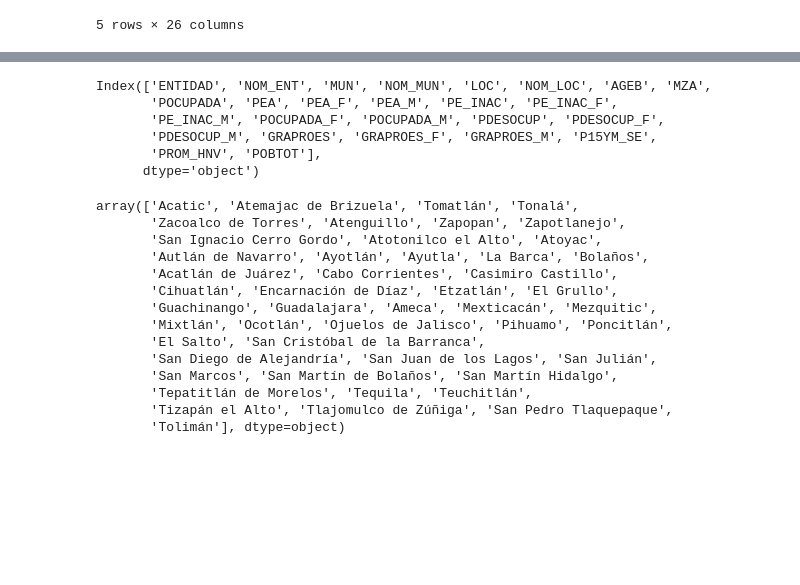
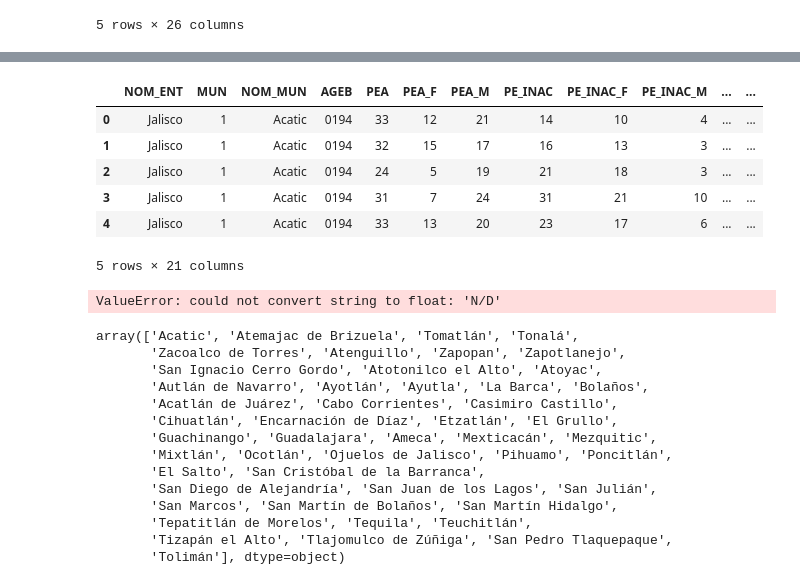
Before and after one commit to Jorge9555/Mexico-Survey-Project, a Jupyter notebook: INEGI_Jalisco_Survey.ipynb, the cells around one changed output, grey strips where cells are left out. Saved outputs shown, nothing was run; the diff lists cells and outputs as text; code cells hidden in the pictures; blank space fills up the shorter version.

```diff
--- a/INEGI_Jalisco_Survey.ipynb
+++ b/INEGI_Jalisco_Survey.ipynb
@@ -35,12 +61,25 @@ df.head(5)
 # %%
-df.columns
+columns_to_convert = ['PEA', 'PEA_F', 'PEA_M', 'PE_INAC', 'PE_INAC_F',
+       'PE_INAC_M', 'POCUPADA_F', 'POCUPADA_M', 'PDESOCUP', 'PDESOCUP_F',
+       'PDESOCUP_M', 'GRAPROES', 'GRAPROES_F', 'GRAPROES_M', 'P15YM_SE',
+       'PROM_HNV', 'POBTOT']
-# %% [output]
-Index(['ENTIDAD', 'NOM_ENT', 'MUN', 'NOM_MUN', 'LOC', 'NOM_LOC', 'AGEB', 'MZA',
-       'POCUPADA', 'PEA', 'PEA_F', 'PEA_M', 'PE_INAC', 'PE_INAC_F',
-       'PE_INAC_M', 'POCUPADA_F', 'POCUPADA_M', 'PDESOCUP', 'PDESOCUP_F',
-       'PDESOCUP_M', 'GRAPROES', 'GRAPROES_F', 'GRAPROES_M', 'P15YM_SE',
-       'PROM_HNV', 'POBTOT'],
-      dtype='object')
+# %%
+#replace all the * with nan so that I can then change the object columns into float columns and work with them more flexibly
+df.replace({'*': np.nan, '?': np.nan}, inplace=True)
+# %%
+df.head()
+# %% [output]
+|  | NOM_ENT | MUN | NOM_MUN | AGEB | PEA | PEA_F | PEA_M | PE_INAC | PE_INAC_F | PE_INAC_M | ... | ... |
+| 0 | Jalisco | 1 | Acatic | 0194 | 33 | 12 | 21 | 14 | 10 | 4 | ... | ... |
+| 1 | Jalisco | 1 | Acatic | 0194 | 32 | 15 | 17 | 16 | 13 | 3 | ... | ... |
+| 2 | Jalisco | 1 | Acatic | 0194 | 24 | 5 | 19 | 21 | 18 | 3 | ... | ... |
+| 3 | Jalisco | 1 | Acatic | 0194 | 31 | 7 | 24 | 31 | 21 | 10 | ... | ... |
+| 4 | Jalisco | 1 | Acatic | 0194 | 33 | 13 | 20 | 23 | 17 | 6 | ... | ... |
+5 rows × 21 columns
+# %%
+df[columns_to_convert] = df[columns_to_convert].astype('float')
+# %% [output]
+ValueError: could not convert string to float: 'N/D'
 # %%
 df = df[['NOM_ENT', 'MUN', 'NOM_MUN', 'AGEB','PEA', 'PEA_F', 'PEA_M', 'PE_INAC', 'PE_INAC_F',
        'PE_INAC_M', 'POCUPADA_F', 'POCUPADA_M', 'PDESOCUP', 'PDESOCUP_F',
```
Also changed, not shown: parts of 10 cells of this notebook.
